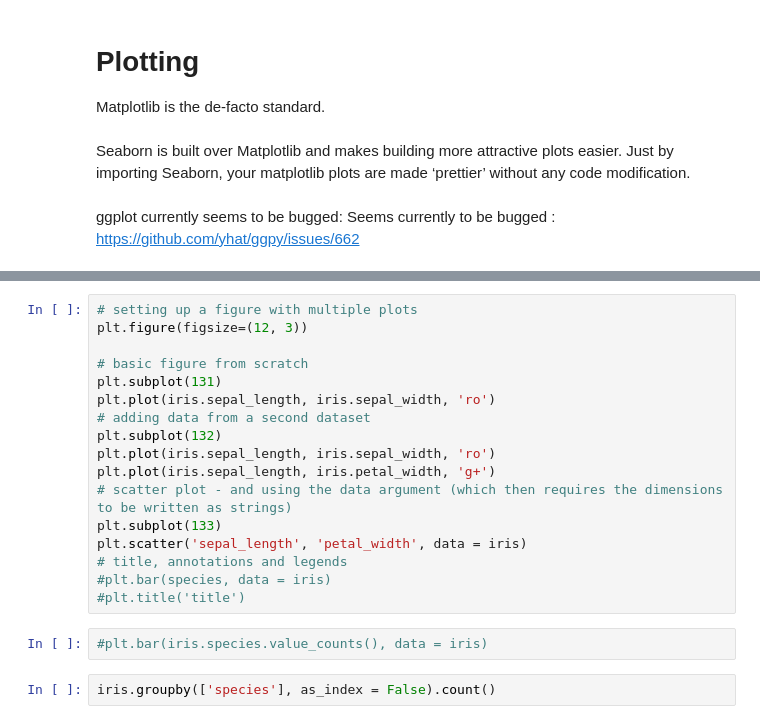
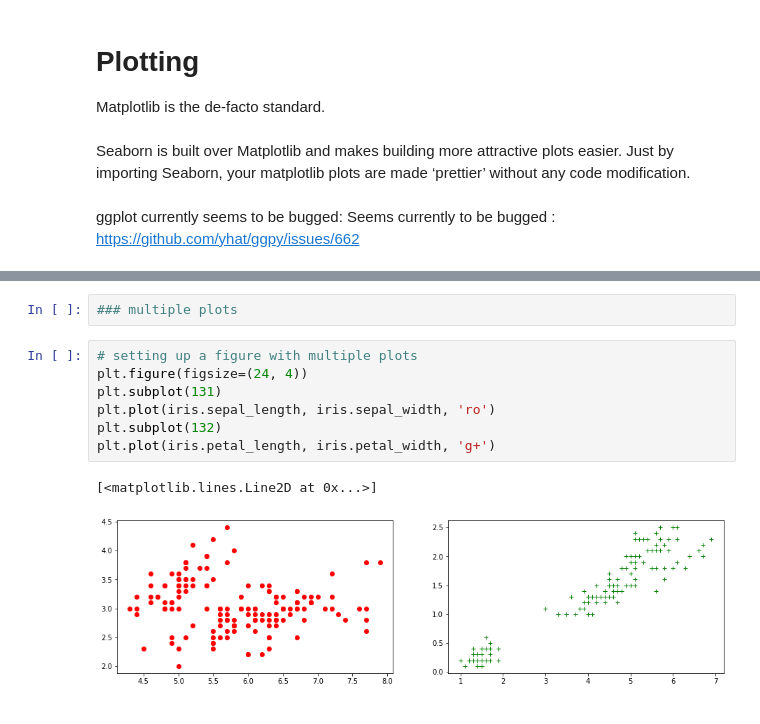
Before and after one commit to kelloggs13/Python, a Jupyter notebook: QuestForFlight.ipynb, the cells around one changed output, grey strips where cells are left out. Cells and saved outputs as stored; diff of their text form.

```diff
--- a/QuestForFlight.ipynb
+++ b/QuestForFlight.ipynb
@@ -116,21 +259,12 @@ Tutorials: https://matplotlib.org/tutorials/index.html
+# %%
+### multiple plots
 # %%
 # setting up a figure with multiple plots
-plt.figure(figsize=(12, 3))
-
-# basic figure from scratch
+plt.figure(figsize=(24, 4))
 plt.subplot(131)
 plt.plot(iris.sepal_length, iris.sepal_width, 'ro')
-# adding data from a second dataset
 plt.subplot(132)
-plt.plot(iris.sepal_length, iris.sepal_width, 'ro')
-plt.plot(iris.sepal_length, iris.petal_width, 'g+')
-# scatter plot - and using the data argument (which then requires the dimensions to be written as strings)
-plt.subplot(133)
-plt.scatter('sepal_length', 'petal_width', data = iris)
-# title, annotations and legends
-#plt.bar(species, data = iris)
-#plt.title('title')
+plt.plot(iris.petal_length, iris.petal_width, 'g+')
+# %% [output]
+[<matplotlib.lines.Line2D at 0x...>]
+[figure, added]
-# %%
-#plt.bar(iris.species.value_counts(), data = iris)
-# %%
-iris.groupby(['species'], as_index = False).count()
```
Also changed, not shown: parts of 28 cells of this notebook.
